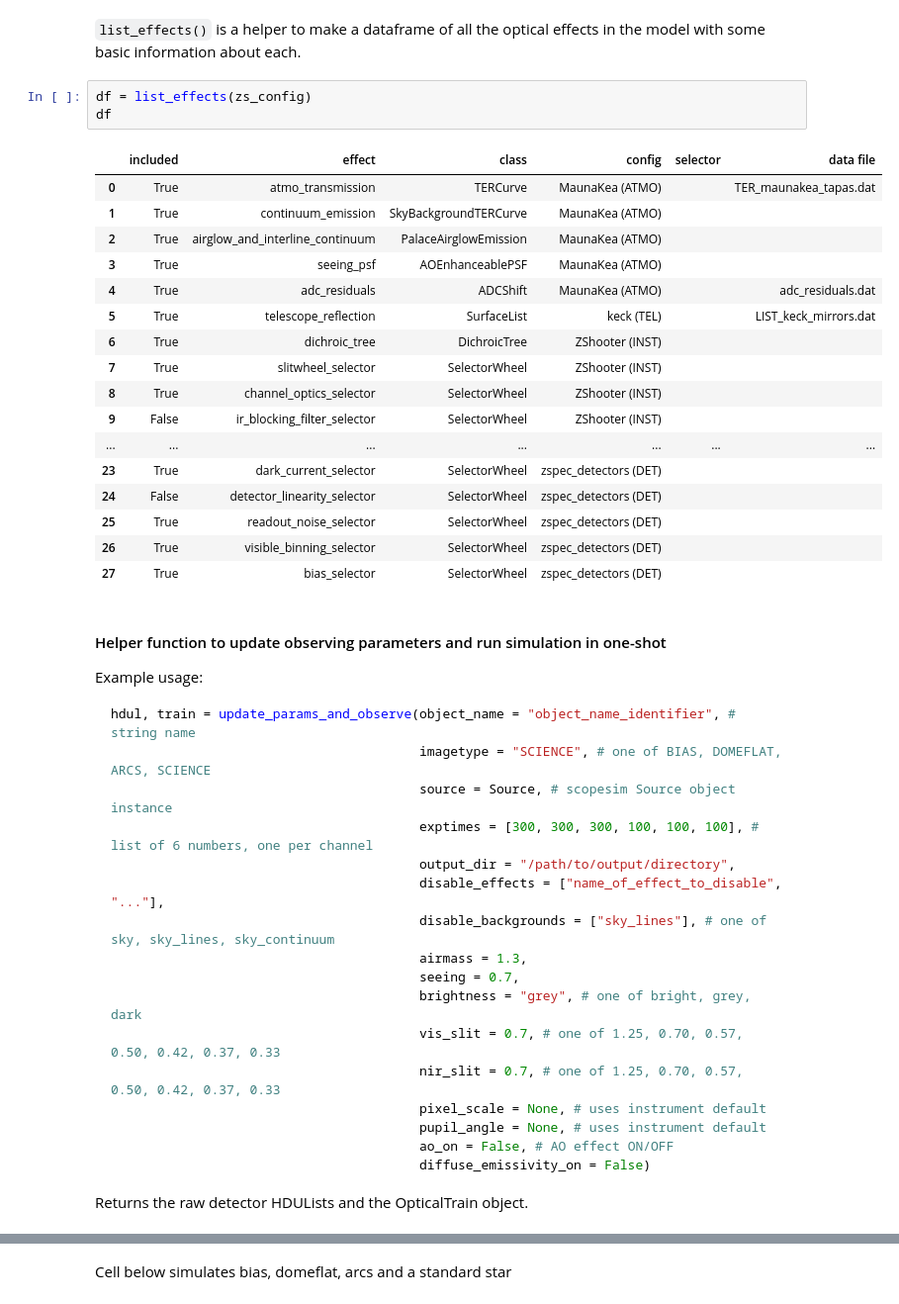
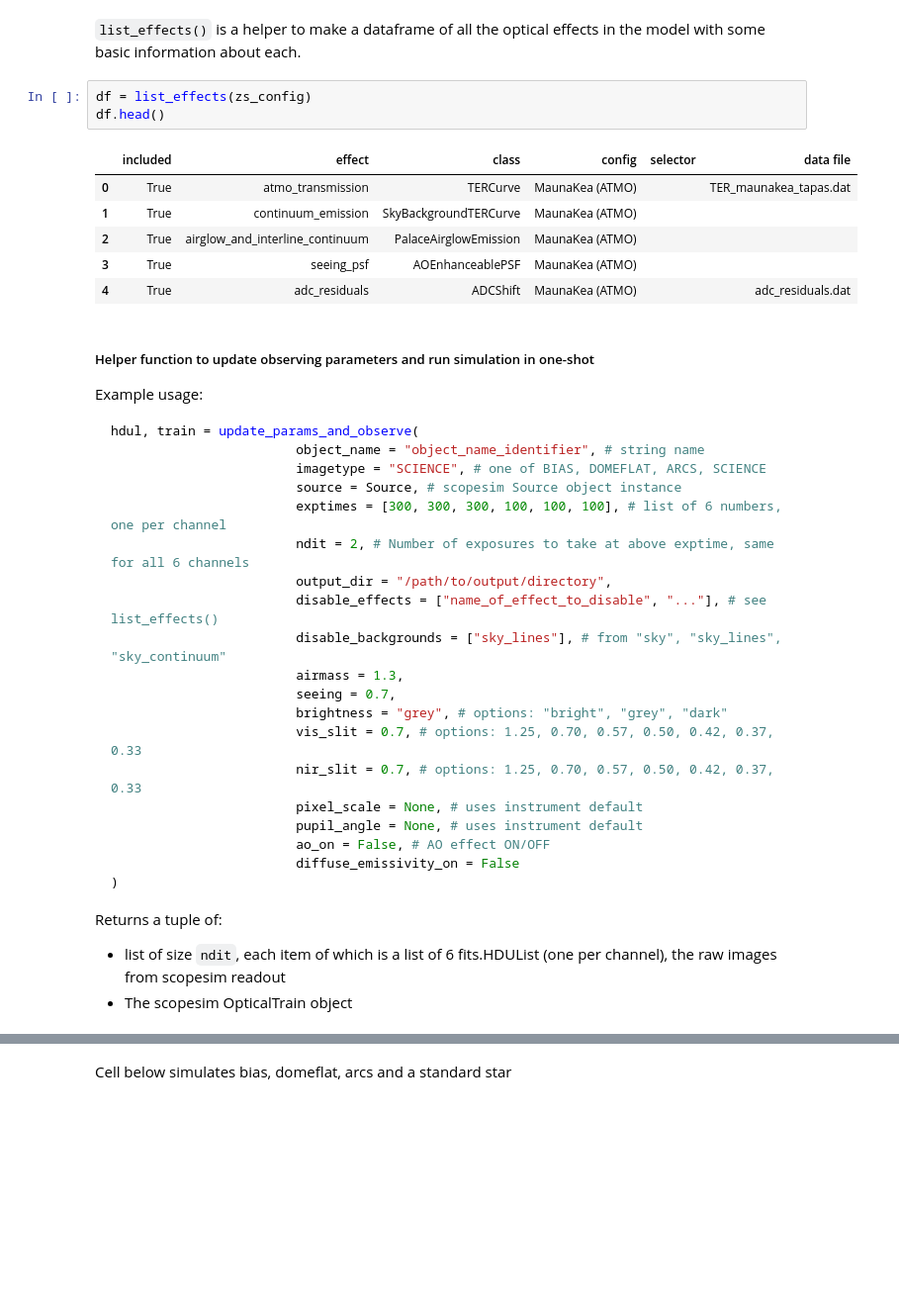
Before and after one commit to CaltechOpticalObservatories/zs-scopesim, a Jupyter notebook: notebooks/01_Kilonovae.ipynb, the cells around one changed output, grey strips where cells are left out. Shown at 99% size. Drawn from its saved outputs; the diff is of its cells as text; blank space fills up the shorter version.

````diff
--- a/notebooks/01_Kilonovae.ipynb
+++ b/notebooks/01_Kilonovae.ipynb
@@ -42,46 +58,40 @@ zs_config = sim.UserCommands(use_instrument="ZShooter_v2", set_modes=["SPEC"])
 `list_effects()` is a helper to make a dataframe of all the optical effects in the model with some basic information about each.
 # %%
 df = list_effects(zs_config)
-df
+df.head()
 # %% [output]
 |  | included | effect | class | config | selector | data file |
 | 0 | True | atmo_transmission | TERCurve | MaunaKea (ATMO) |  | TER_maunakea_tapas.dat |
 | 1 | True | continuum_emission | SkyBackgroundTERCurve | MaunaKea (ATMO) |  |  |
 | 2 | True | airglow_and_interline_continuum | PalaceAirglowEmission | MaunaKea (ATMO) |  |  |
 | 3 | True | seeing_psf | AOEnhanceablePSF | MaunaKea (ATMO) |  |  |
 | 4 | True | adc_residuals | ADCShift | MaunaKea (ATMO) |  | adc_residuals.dat |
-| 5 | True | telescope_reflection | SurfaceList | keck (TEL) |  | LIST_keck_mirrors.dat |
-| 6 | True | dichroic_tree | DichroicTree | ZShooter (INST) |  |  |
-| 7 | True | slitwheel_selector | SelectorWheel | ZShooter (INST) |  |  |
-| 8 | True | channel_optics_selector | SelectorWheel | ZShooter (INST) |  |  |
-| 9 | False | ir_blocking_filter_selector | SelectorWheel | ZShooter (INST) |  |  |
-| ... | ... | ... | ... | ... | ... | ... |
-| 23 | True | dark_current_selector | SelectorWheel | zspec_detectors (DET) |  |  |
-| 24 | False | detector_linearity_selector | SelectorWheel | zspec_detectors (DET) |  |  |
-| 25 | True | readout_noise_selector | SelectorWheel | zspec_detectors (DET) |  |  |
-| 26 | True | visible_binning_selector | SelectorWheel | zspec_detectors (DET) |  |  |
-| 27 | True | bias_selector | SelectorWheel | zspec_detectors (DET) |  |  |
 # %% [markdown]
-#### Helper function to update observing parameters and run simulation in one-shot
+##### Helper function to update observing parameters and run simulation in one-shot
 
 Example usage:
 ```python
-hdul, train = update_params_and_observe(object_name = "object_name_identifier", # string name
-                                        imagetype = "SCIENCE", # one of BIAS, DOMEFLAT, ARCS, SCIENCE
-                                        source = Source, # scopesim Source object instance
-                                        exptimes = [300, 300, 300, 100, 100, 100], # list of 6 numbers, one per channel
-                                        output_dir = "/path/to/output/directory",
-                                        disable_effects = ["name_of_effect_to_disable", "..."],
-                                        disable_backgrounds = ["sky_lines"], # one of sky, sky_lines, sky_continuum
-                                        airmass = 1.3,
-                                        seeing = 0.7,
-                                        brightness = "grey", # one of bright, grey, dark
-                                        vis_slit = 0.7, # one of 1.25, 0.70, 0.57, 0.50, 0.42, 0.37, 0.33
-                                        nir_slit = 0.7, # one of 1.25, 0.70, 0.57, 0.50, 0.42, 0.37, 0.33
-                                        pixel_scale = None, # uses instrument default
-                                        pupil_angle = None, # uses instrument default
-                                        ao_on = False, # AO effect ON/OFF
-                                        diffuse_emissivity_on = False)
+hdul, train = update_params_and_observe(
+                        object_name = "object_name_identifier", # string name
+                        imagetype = "SCIENCE", # one of BIAS, DOMEFLAT, ARCS, SCIENCE
+                        source = Source, # scopesim Source object instance
+                        exptimes = [300, 300, 300, 100, 100, 100], # list of 6 numbers, one per channel
+                        ndit = 2, # Number of exposures to take at above exptime, same for all 6 channels
+                        output_dir = "/path/to/output/directory",
+                        disable_effects = ["name_of_effect_to_disable", "..."], # see list_effects()
+                        disable_backgrounds = ["sky_lines"], # from "sky", "sky_lines", "sky_continuum"
+                        airmass = 1.3,
+                        seeing = 0.7,
+                        brightness = "grey", # options: "bright", "grey", "dark"
+                        vis_slit = 0.7, # options: 1.25, 0.70, 0.57, 0.50, 0.42, 0.37, 0.33
+                        nir_slit = 0.7, # options: 1.25, 0.70, 0.57, 0.50, 0.42, 0.37, 0.33
+                        pixel_scale = None, # uses instrument default
+                        pupil_angle = None, # uses instrument default
+                        ao_on = False, # AO effect ON/OFF
+                        diffuse_emissivity_on = False
+)
 ```
-Returns the raw detector HDULists and the OpticalTrain object.
+Returns a tuple of:
+ - list of size `ndit`, each item of which is a list of 6 fits.HDUList (one per channel), the raw images from scopesim readout
+  - The scopesim OpticalTrain object
 # %%
````
Also changed, not shown: parts of 33 cells of this notebook, 4 other files.
